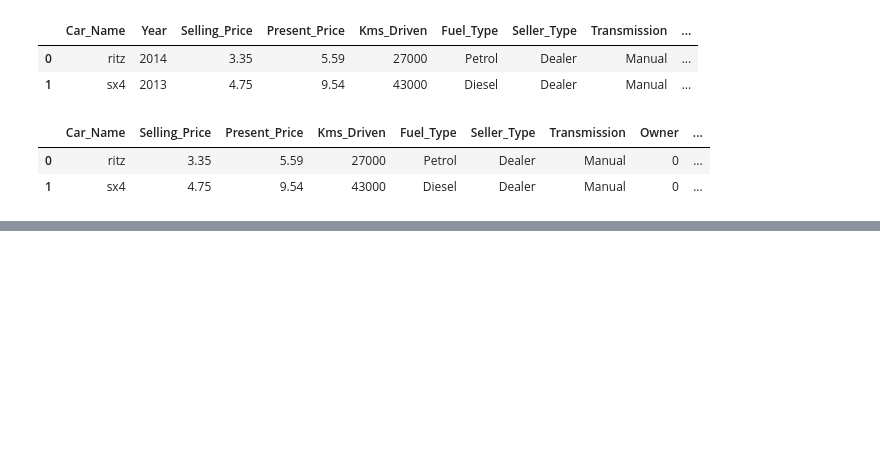
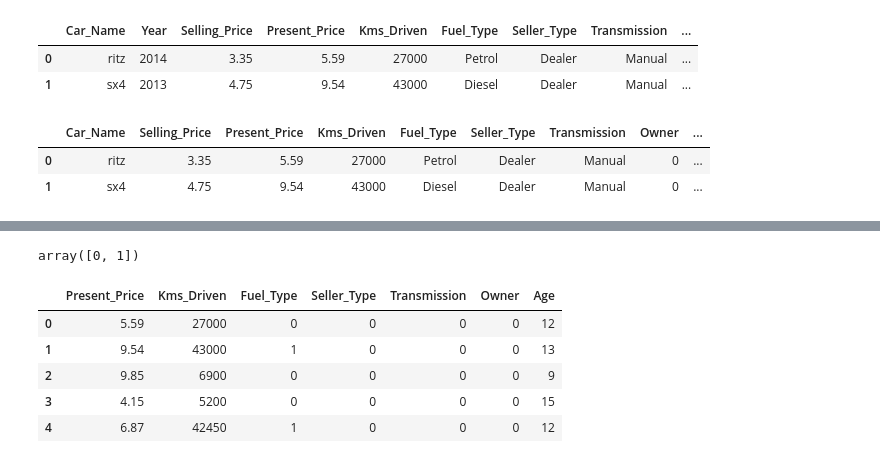
Before and after one commit to fargonemaciel/nerd_dos_dados_codes, a Jupyter notebook: FargonePrevendoPrecosDeVeiculos.ipynb, the cells around one changed output, grey strips where cells are left out. Cells and saved outputs as stored; diff of their text form; code cells hidden in the pictures; blank space fills up the shorter version.

```diff
--- a/FargonePrevendoPrecosDeVeiculos.ipynb
+++ b/FargonePrevendoPrecosDeVeiculos.ipynb
@@ -244,0 +330,17 @@ df.head(2)
+# %%
+df['Transmission'] = df['Transmission'].map({'Manual':0, 'Automatic':1})
+df['Transmission'].unique()
+# %% [output]
+array([0, 1])
+# %%
+X = df.drop(['Car_Name', 'Selling_Price'], axis=1) # variáveis preditoras
+Y = df['Selling_Price'] # variável target
+# %%
+X.head()
+# %% [output]
+|  | Present_Price | Kms_Driven | Fuel_Type | Seller_Type | Transmission | Owner | Age |
+| 0 | 5.59 | 27000 | 0 | 0 | 0 | 0 | 12 |
+| 1 | 9.54 | 43000 | 1 | 0 | 0 | 0 | 13 |
+| 2 | 9.85 | 6900 | 0 | 0 | 0 | 0 | 9 |
+| 3 | 4.15 | 5200 | 0 | 0 | 0 | 0 | 15 |
+| 4 | 6.87 | 42450 | 1 | 0 | 0 | 0 | 12 |
```
Also changed, not shown: parts of 36 cells of this notebook.
